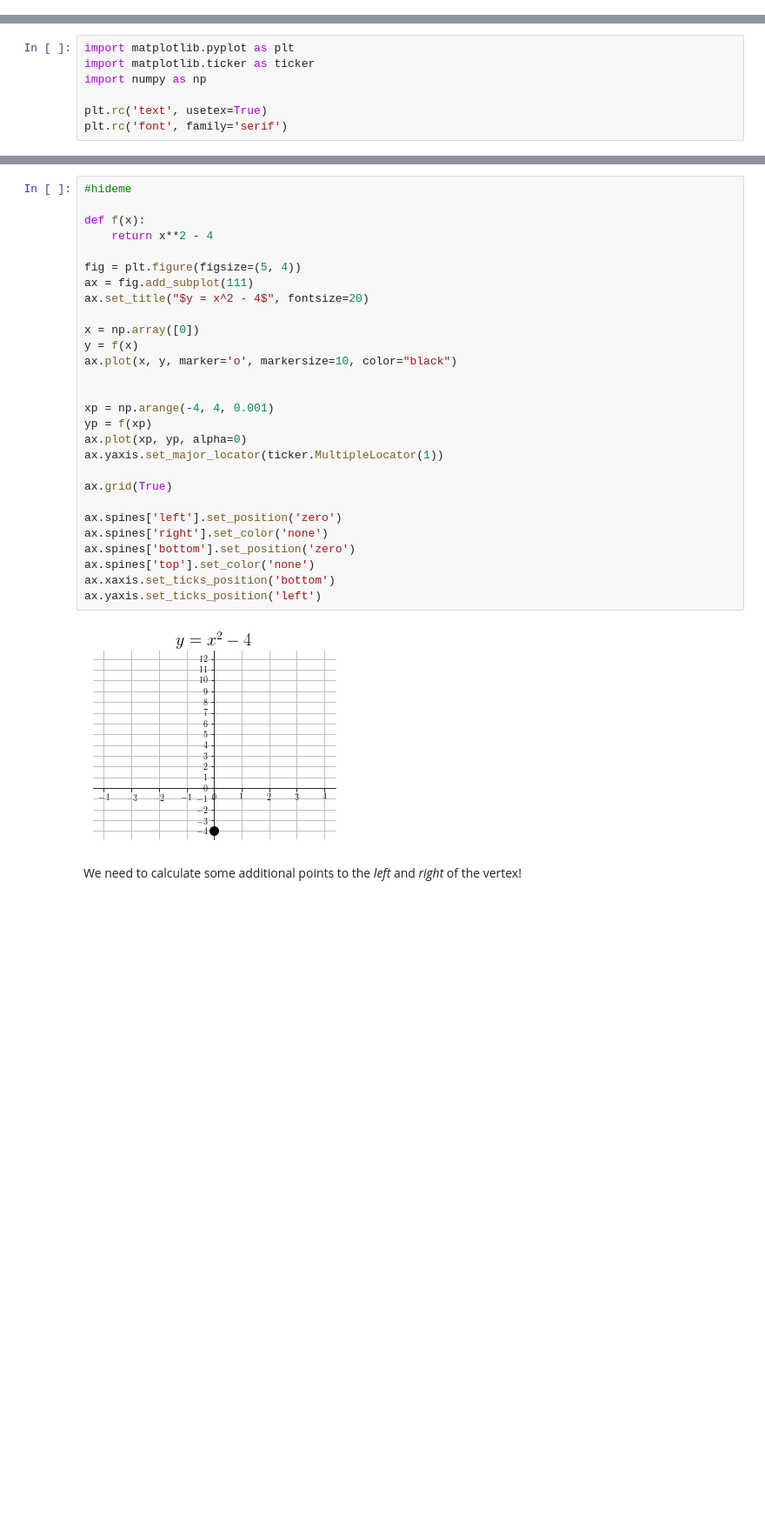
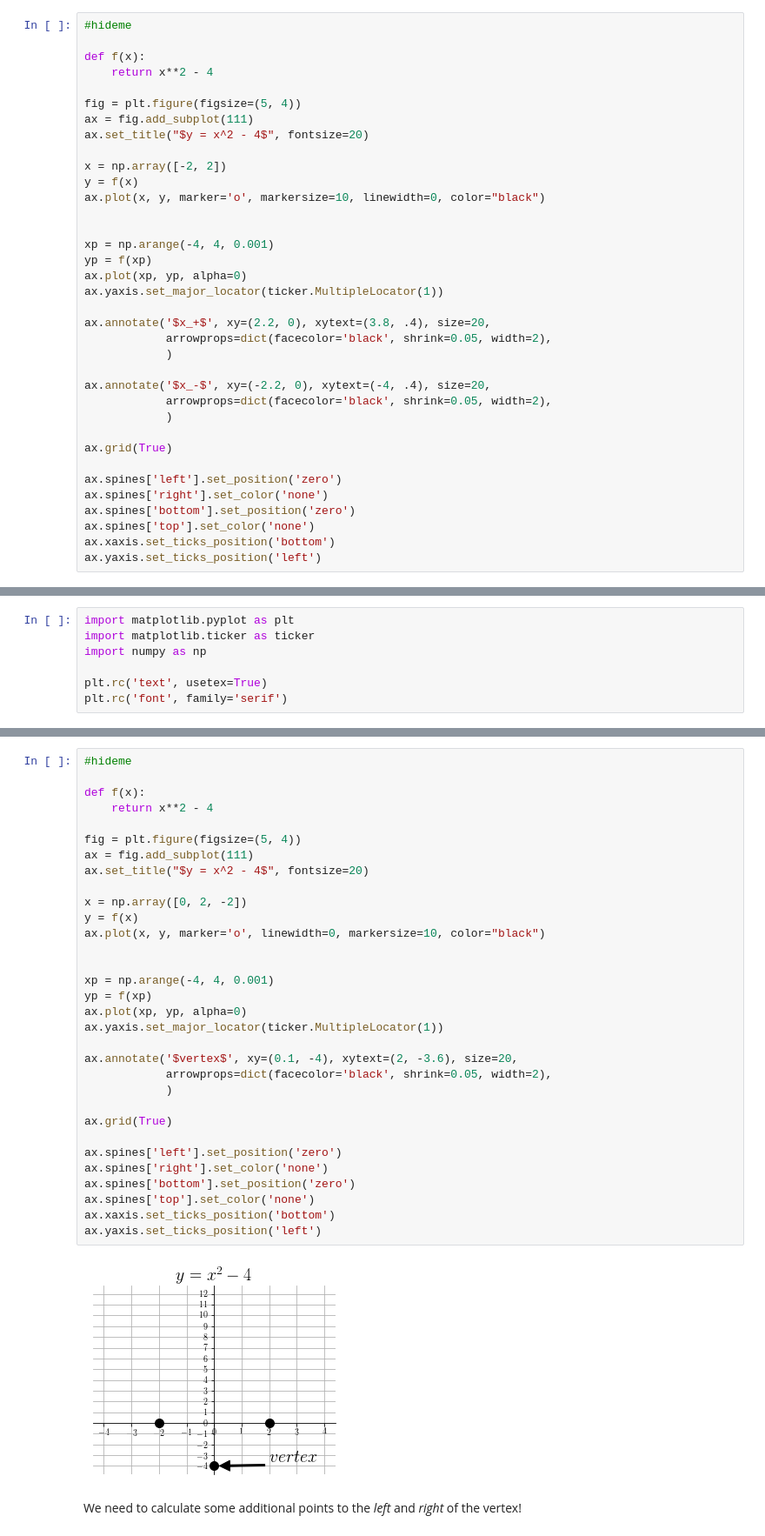
Before and after one commit to MutatedGamer/GTL_Lesson_Plans, a Jupyter notebook: 2nd_deg_equations_3.ipynb, the cells around one changed output, grey strips where cells are left out. Shown at 87% size. Cells and saved outputs as stored; diff of their text form; blank space fills up the shorter version.

```diff
--- a/2nd_deg_equations_3.ipynb
+++ b/2nd_deg_equations_3.ipynb
@@ -13,0 +41,36 @@ We can find that the vertex is at $(0, -4)$, and our parabola opens upwards.
+# %%
+#hideme
+
+def f(x):
+    return x**2 - 4
+
+fig = plt.figure(figsize=(5, 4))
+ax = fig.add_subplot(111)
+ax.set_title("$y = x^2 - 4$", fontsize=20)
+
+x = np.array([-2, 2])
+y = f(x)
+ax.plot(x, y, marker='o', markersize=10, linewidth=0, color="black")
+
+
+xp = np.arange(-4, 4, 0.001)
+yp = f(xp)
+ax.plot(xp, yp, alpha=0)
+ax.yaxis.set_major_locator(ticker.MultipleLocator(1))
+
+ax.annotate('$x_+$', xy=(2.2, 0), xytext=(3.8, .4), size=20,
+            arrowprops=dict(facecolor='black', shrink=0.05, width=2),
+            )
+
+ax.annotate('$x_-$', xy=(-2.2, 0), xytext=(-4, .4), size=20,
+            arrowprops=dict(facecolor='black', shrink=0.05, width=2),
+            )
+
+ax.grid(True)
+
+ax.spines['left'].set_position('zero')
+ax.spines['right'].set_color('none')
+ax.spines['bottom'].set_position('zero')
+ax.spines['top'].set_color('none')
+ax.xaxis.set_ticks_position('bottom')
+ax.yaxis.set_ticks_position('left')
@@ -21,33 +98,37 @@ plt.rc('font', family='serif')
 # %%
 #hideme
 
 def f(x):
     return x**2 - 4
 
 fig = plt.figure(figsize=(5, 4))
 ax = fig.add_subplot(111)
 ax.set_title("$y = x^2 - 4$", fontsize=20)
 
-x = np.array([0])
+x = np.array([0, 2, -2])
 y = f(x)
-ax.plot(x, y, marker='o', markersize=10, color="black")
+ax.plot(x, y, marker='o', linewidth=0, markersize=10, color="black")
 
 
 xp = np.arange(-4, 4, 0.001)
 yp = f(xp)
 ax.plot(xp, yp, alpha=0)
 ax.yaxis.set_major_locator(ticker.MultipleLocator(1))
+
+ax.annotate('$vertex$', xy=(0.1, -4), xytext=(2, -3.6), size=20,
+            arrowprops=dict(facecolor='black', shrink=0.05, width=2),
+            )
 
 ax.grid(True)
 
 ax.spines['left'].set_position('zero')
 ax.spines['right'].set_color('none')
 ax.spines['bottom'].set_position('zero')
 ax.spines['top'].set_color('none')
 ax.xaxis.set_ticks_position('bottom')
 ax.yaxis.set_ticks_position('left')
 # %% [output]
-[figure, old version]
+[figure, new version]
 # %% [markdown]
 We need to calculate some additional points to the _left_ and _right_ of the vertex!
 # %% [markdown]
```
Also changed, not shown: parts of 29 cells of this notebook, 3 other files.
